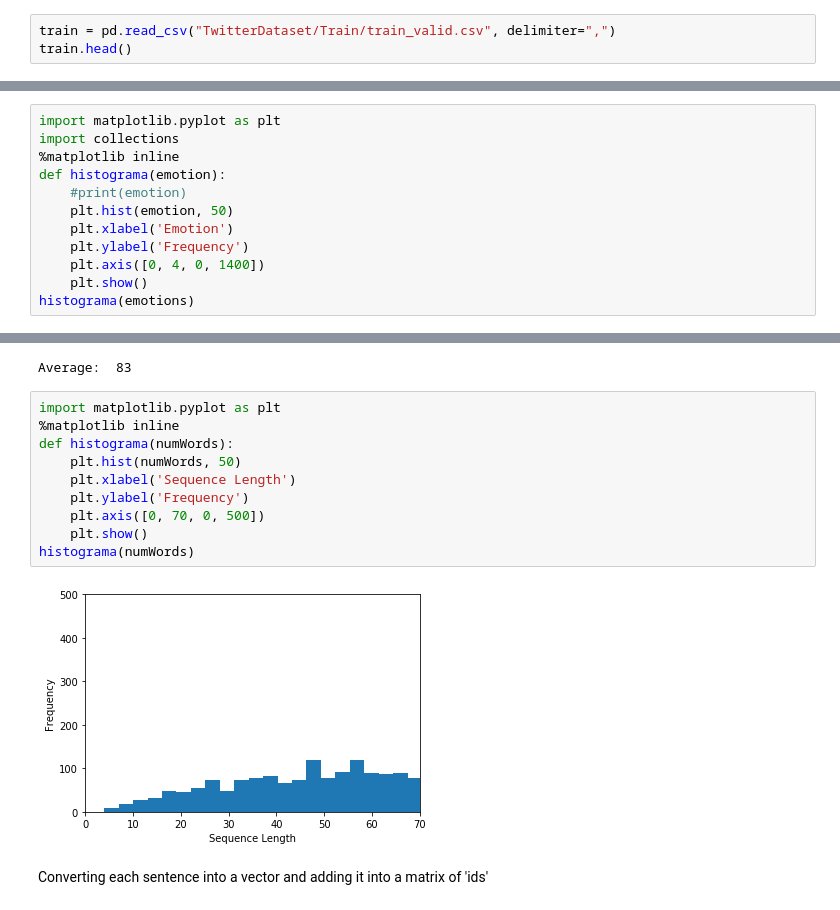
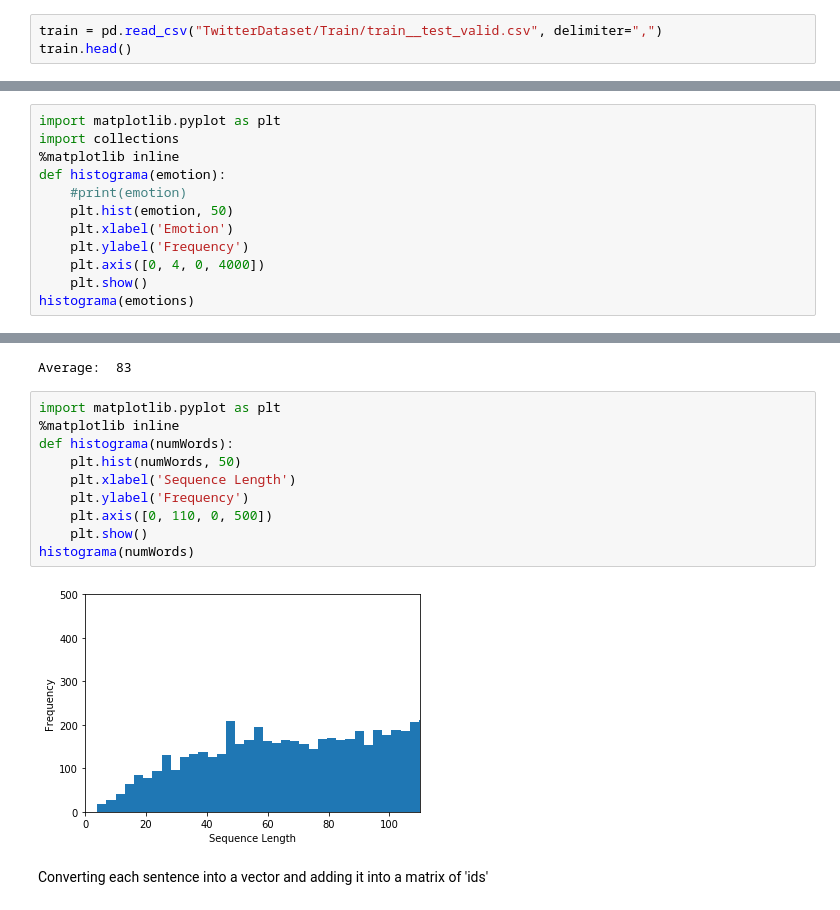
Before and after one commit to Danielafe7GitHub/Composing_RNN, a Jupyter notebook: DatasetTwiterRNN.ipynb, the cells around one changed output, grey strips where cells are left out. Drawn from its saved outputs; the diff is of its cells as text.

```diff
--- a/DatasetTwiterRNN.ipynb
+++ b/DatasetTwiterRNN.ipynb
@@ -83,6 +86,6 @@ with open('TwitterDataset/Train/train_valid.csv', mode='w', encoding='utf-8') as
     for i in range(0,len(emotions)):
         emo_writer.writerow([emotions[i],sentences[i]])
 # %%
-train = pd.read_csv("TwitterDataset/Train/train_valid.csv", delimiter=",")
+train = pd.read_csv("TwitterDataset/Train/train__test_valid.csv", delimiter=",")
 train.head()
 # %% [output]
@@ -103,7 +106,7 @@ def histograma(emotion):
     plt.hist(emotion, 50)
     plt.xlabel('Emotion')
     plt.ylabel('Frequency')
-    plt.axis([0, 4, 0, 1400])
+    plt.axis([0, 4, 0, 4000])
     plt.show()
 histograma(emotions)
 # %% [output]
@@ -249,15 +252,15 @@ Average:  83
 # %%
 import matplotlib.pyplot as plt
 %matplotlib inline
 def histograma(numWords):
     plt.hist(numWords, 50)
     plt.xlabel('Sequence Length')
     plt.ylabel('Frequency')
-    plt.axis([0, 70, 0, 500])
+    plt.axis([0, 110, 0, 500])
     plt.show()
 histograma(numWords)
 # %% [output]
-[figure, old version]
+[figure, new version]
 # %% [markdown]
 Converting each sentence into a vector and adding it into a matrix of 'ids'
 # %%
```
Also changed, not shown: parts of 22 cells of this notebook, 3 other files.
